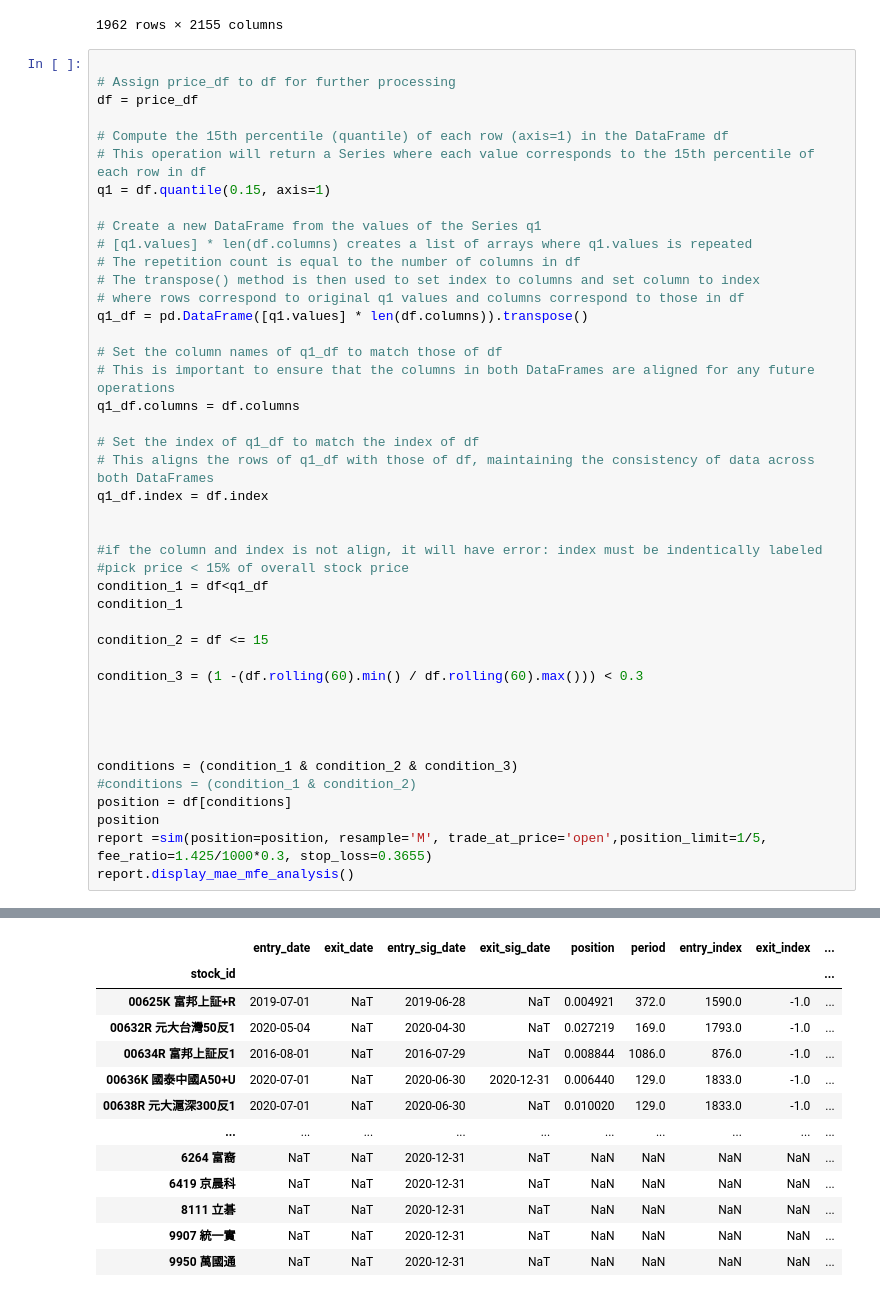
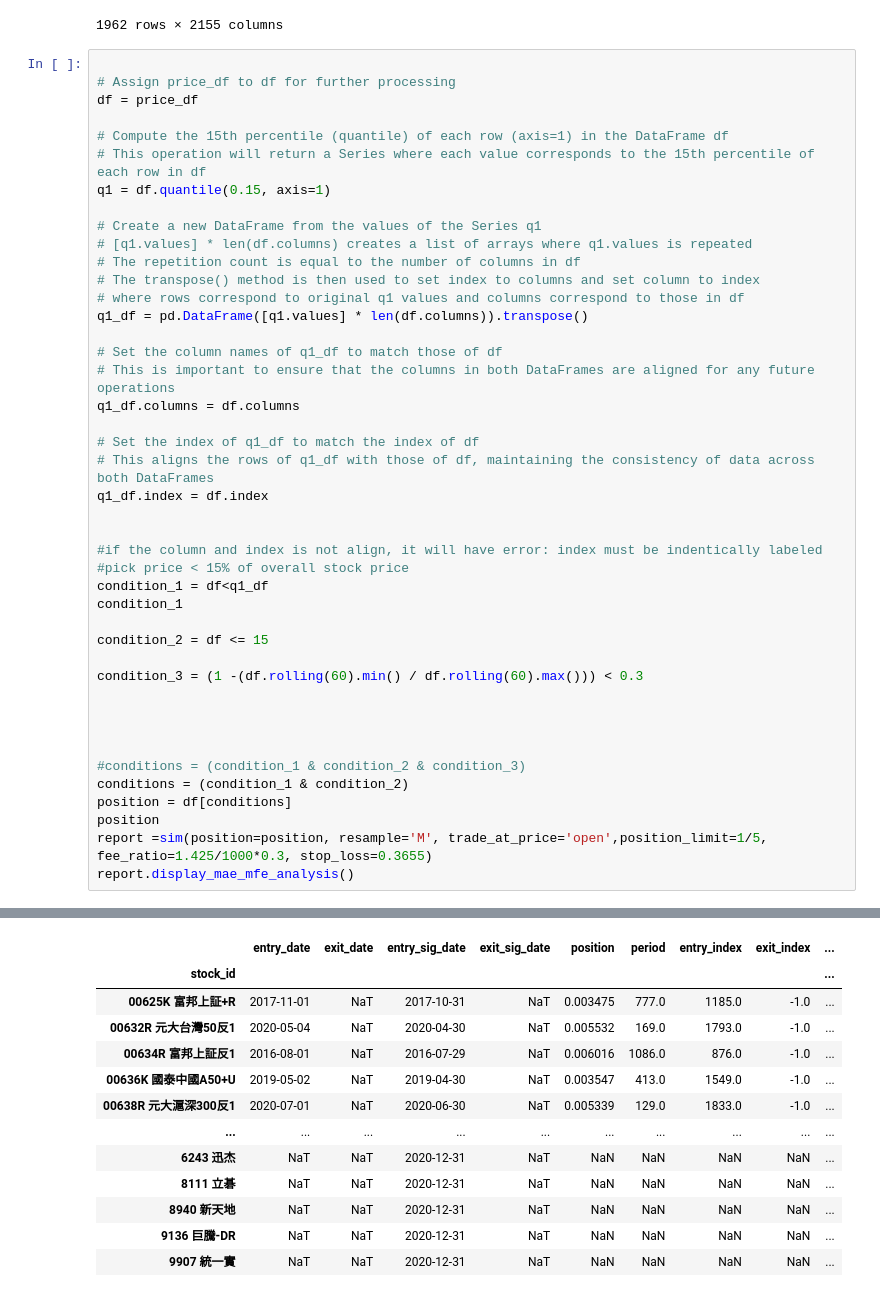
Before and after one commit to max0514/trading_bot, a Jupyter notebook: stock_strategies/find_low_price_stock.ipynb, the cells around one changed output, grey strips where cells are left out. Saved outputs shown, nothing was run; the diff lists cells and outputs as text.

```diff
--- a/stock_strategies/find_low_price_stock.ipynb
+++ b/stock_strategies/find_low_price_stock.ipynb
@@ -125,8 +125,8 @@ condition_3 = (1 -(df.rolling(60).min() / df.rolling(60).max())) < 0.3
 
 
 
-conditions = (condition_1 & condition_2 & condition_3)
-#conditions = (condition_1 & condition_2)
+#conditions = (condition_1 & condition_2 & condition_3)
+conditions = (condition_1 & condition_2)
 position = df[conditions]
 position
 report =sim(position=position, resample='M', trade_at_price='open',position_limit=1/5, fee_ratio=1.425/1000*0.3, stop_loss=0.3655)
@@ -137,13 +137,13 @@ report.display_mae_mfe_analysis()
 |  | entry_date | exit_date | entry_sig_date | exit_sig_date | position | period | entry_index | exit_index | ... |
 | stock_id |  |  |  |  |  |  |  |  | ... |
-| 00625K 富邦上証+R | 2019-07-01 | NaT | 2019-06-28 | NaT | 0.004921 | 372.0 | 1590.0 | -1.0 | ... |
-| 00632R 元大台灣50反1 | 2020-05-04 | NaT | 2020-04-30 | NaT | 0.027219 | 169.0 | 1793.0 | -1.0 | ... |
-| 00634R 富邦上証反1 | 2016-08-01 | NaT | 2016-07-29 | NaT | 0.008844 | 1086.0 | 876.0 | -1.0 | ... |
-| 00636K 國泰中國A50+U | 2020-07-01 | NaT | 2020-06-30 | 2020-12-31 | 0.006440 | 129.0 | 1833.0 | -1.0 | ... |
-| 00638R 元大滬深300反1 | 2020-07-01 | NaT | 2020-06-30 | NaT | 0.010020 | 129.0 | 1833.0 | -1.0 | ... |
+| 00625K 富邦上証+R | 2017-11-01 | NaT | 2017-10-31 | NaT | 0.003475 | 777.0 | 1185.0 | -1.0 | ... |
+| 00632R 元大台灣50反1 | 2020-05-04 | NaT | 2020-04-30 | NaT | 0.005532 | 169.0 | 1793.0 | -1.0 | ... |
+| 00634R 富邦上証反1 | 2016-08-01 | NaT | 2016-07-29 | NaT | 0.006016 | 1086.0 | 876.0 | -1.0 | ... |
+| 00636K 國泰中國A50+U | 2019-05-02 | NaT | 2019-04-30 | NaT | 0.003547 | 413.0 | 1549.0 | -1.0 | ... |
+| 00638R 元大滬深300反1 | 2020-07-01 | NaT | 2020-06-30 | NaT | 0.005339 | 129.0 | 1833.0 | -1.0 | ... |
 | ... | ... | ... | ... | ... | ... | ... | ... | ... | ... |
-| 6264 富裔 | NaT | NaT | 2020-12-31 | NaT | NaN | NaN | NaN | NaN | ... |
-| 6419 京晨科 | NaT | NaT | 2020-12-31 | NaT | NaN | NaN | NaN | NaN | ... |
+| 6243 迅杰 | NaT | NaT | 2020-12-31 | NaT | NaN | NaN | NaN | NaN | ... |
 | 8111 立碁 | NaT | NaT | 2020-12-31 | NaT | NaN | NaN | NaN | NaN | ... |
+| 8940 新天地 | NaT | NaT | 2020-12-31 | NaT | NaN | NaN | NaN | NaN | ... |
+| 9136 巨騰-DR | NaT | NaT | 2020-12-31 | NaT | NaN | NaN | NaN | NaN | ... |
 | 9907 統一實 | NaT | NaT | 2020-12-31 | NaT | NaN | NaN | NaN | NaN | ... |
-| 9950 萬國通 | NaT | NaT | 2020-12-31 | NaT | NaN | NaN | NaN | NaN | ... |
```
Also changed, not shown: parts of 1 cell of this notebook, 2 other files.
